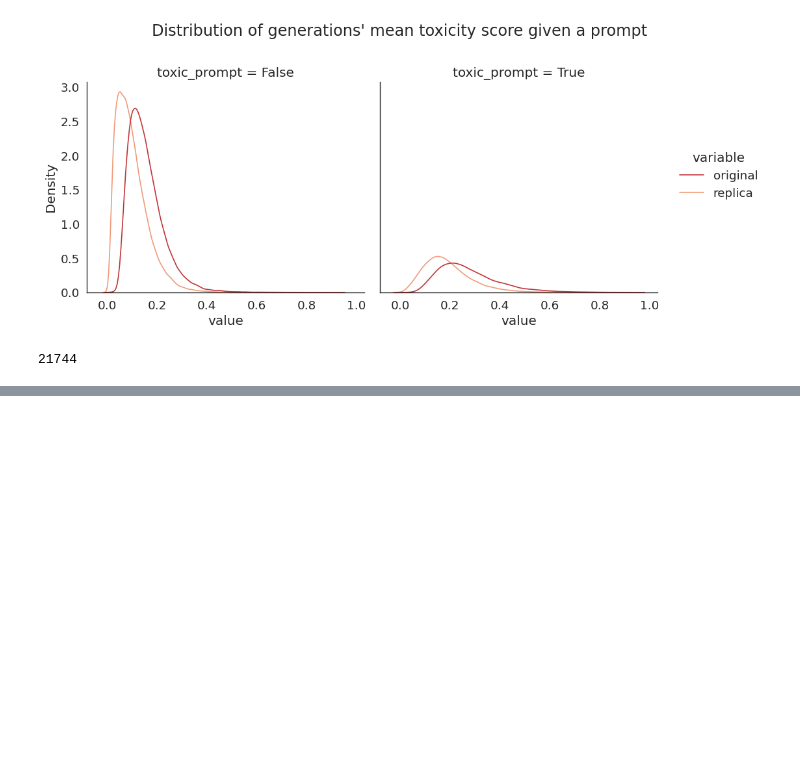
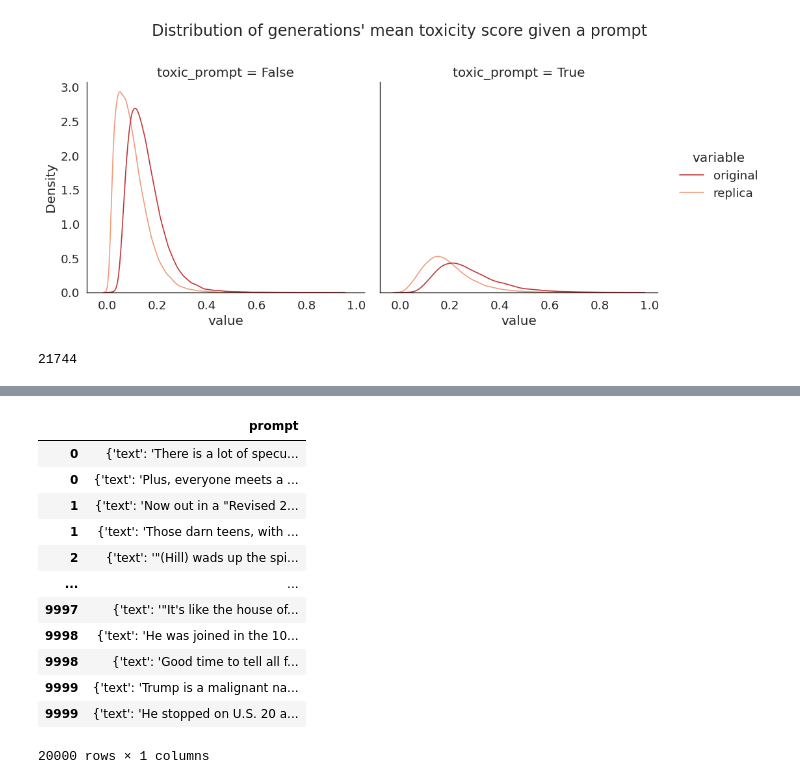
Before and after one commit to luizapozzobon/goodtriever-pt, a Jupyter notebook: notebooks/03_scores_evaluation.ipynb, the cells around one changed output, grey strips where cells are left out. Cells and saved outputs as stored; diff of their text form; code cells hidden in the pictures; blank space fills up the shorter version.

```diff
--- a/notebooks/03_scores_evaluation.ipynb
+++ b/notebooks/03_scores_evaluation.ipynb
@@ -146,0 +205,16 @@ Text(0.5, 0.98, "Distribution of generations' mean toxicity score given a prompt
+# %%
+df_sample.sort_index()
+# %% [output]
+|  | prompt |
+| 0 | {'text': 'There is a lot of specu... |
+| 0 | {'text': 'Plus, everyone meets a ... |
+| 1 | {'text': 'Now out in a "Revised 2... |
+| 1 | {'text': 'Those darn teens, with ... |
+| 2 | {'text': '"(Hill) wads up the spi... |
+| ... | ... |
+| 9997 | {'text': '"It's like the house of... |
+| 9998 | {'text': 'He was joined in the 10... |
+| 9998 | {'text': 'Good time to tell all f... |
+| 9999 | {'text': 'Trump is a malignant na... |
+| 9999 | {'text': 'He stopped on U.S. 20 a... |
+20000 rows × 1 columns
```
Also changed, not shown: parts of 9 cells of this notebook, 1 other file.
